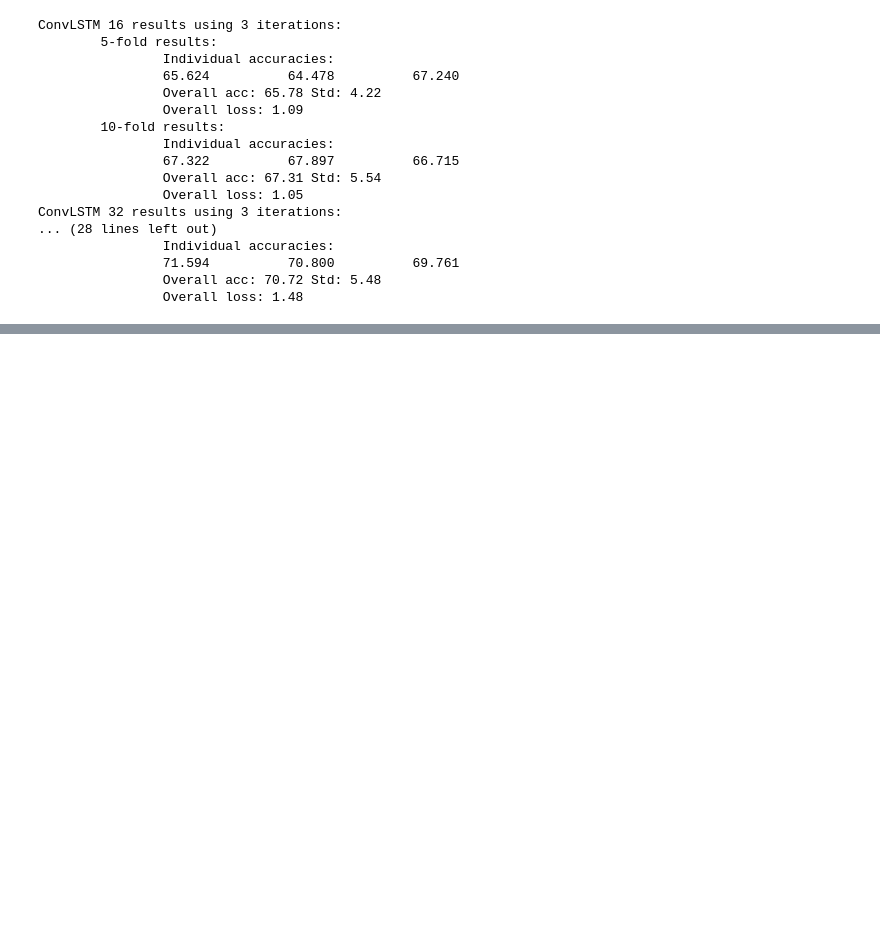
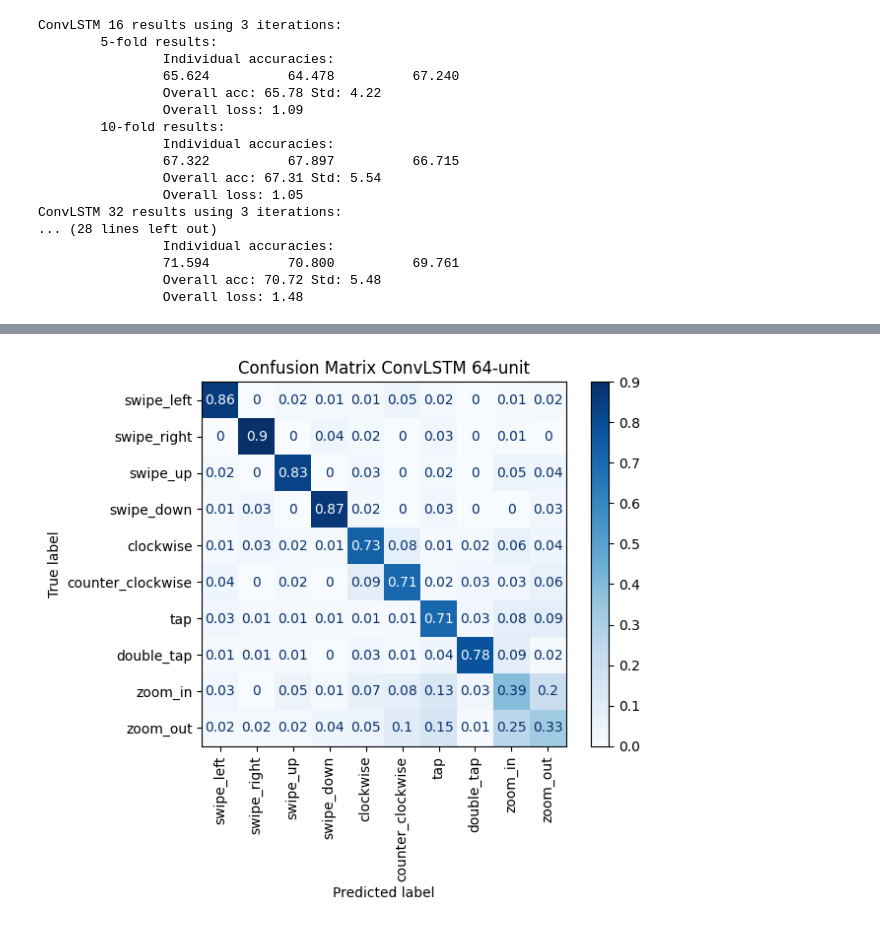
Before and after one commit to SemvandenBroek/CSE3000-gestures, a Jupyter notebook: ml-dev/analyze_results.ipynb, the cells around one changed output, grey strips where cells are left out. Saved outputs shown, nothing was run; the diff lists cells and outputs as text; code cells hidden in the pictures; blank space fills up the shorter version.

```diff
--- a/ml-dev/analyze_results.ipynb
+++ b/ml-dev/analyze_results.ipynb
@@ -85,9 +101,11 @@ AttributeError: 'NoneType' object has no attribute 'get'
 # %%
-conv_lstm = load_pickle('../results', 'conv_lstm_new.pickle')
+conv_lstm = load_pickle('../results', 'conv_lstm.pickle')
 fold_ten = conv_lstm.get('ConvLSTM 64').get('folds').get(Fold.TEN)
 
 confusions = np.array(list(map(lambda x: x['confusion_per_fold'], fold_ten)))
 draw_conf_matrix(confusions, '../results/figs/', "Confusion Matrix ConvLSTM 64-unit")
+# %% [output]
+[figure, added]
 # %%
 # Analyze file sizes
 base = '../models'
```
Also changed, not shown: parts of 3 cells of this notebook.
